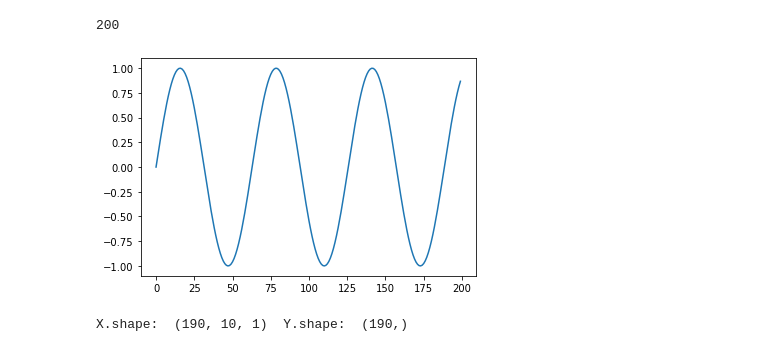
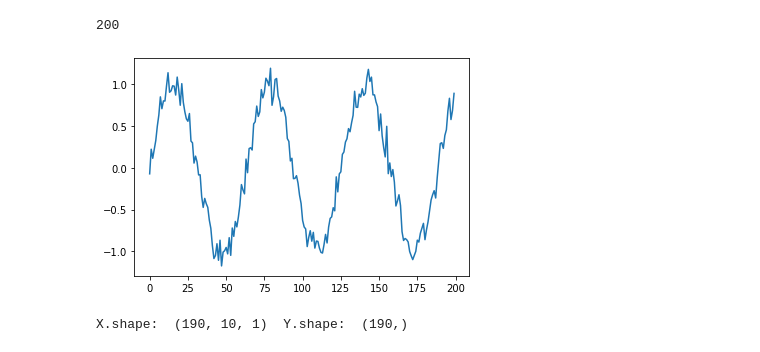
Before and after one commit to KarthikKothareddy/tf2, a Jupyter notebook: rnn_init.ipynb, the cells around one changed output. Cells and saved outputs as stored; diff of their text form; code cells hidden in the pictures.

```diff
--- a/rnn_init.ipynb
+++ b/rnn_init.ipynb
@@ -10,17 +10,17 @@ import matplotlib.pyplot as plt
 # %%
 # make synthetic data
 series = np.sin(0.1 * np.arange(200))
 
 # optional add noise
-# series = series + np.random.randn(200)*0.1
+series = series + np.random.randn(200)*0.1
 print(len(series))
 
 # plot
 plt.plot(series)
 plt.show();
 # %% [output]
 200
-[figure, old version]
+[figure, new version]
 # %%
 # build the dataset
 T = 10
```
Also changed, not shown: parts of 5 cells of this notebook.
